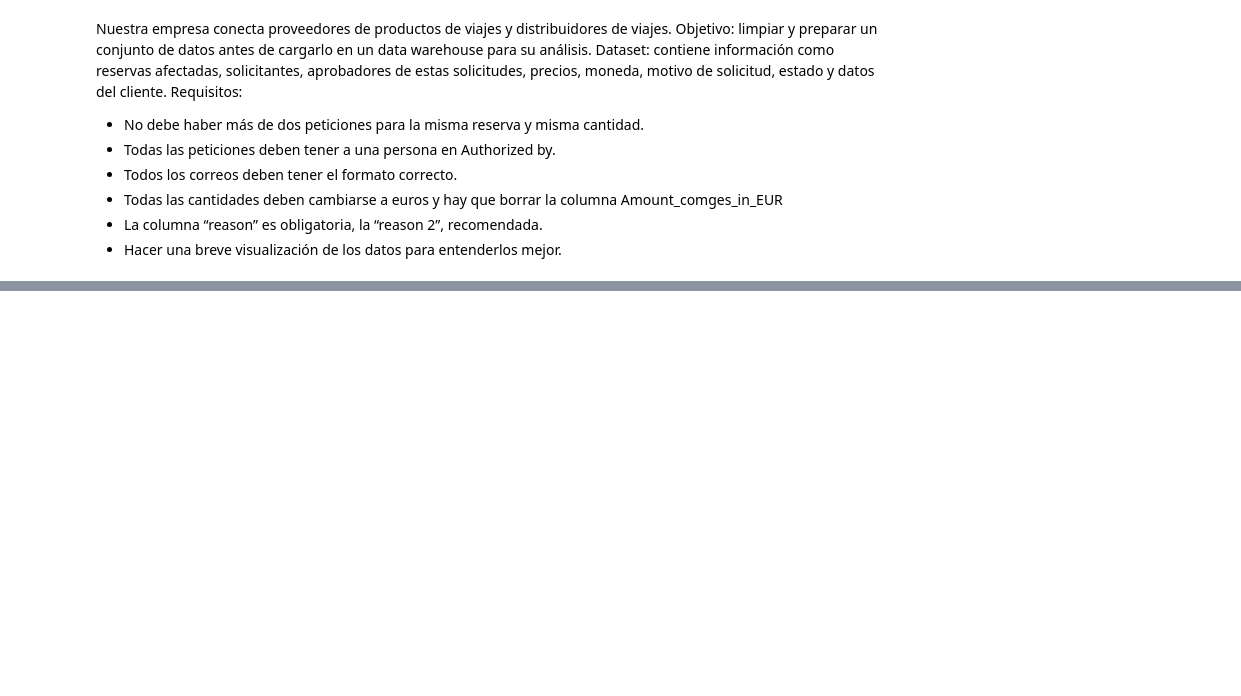
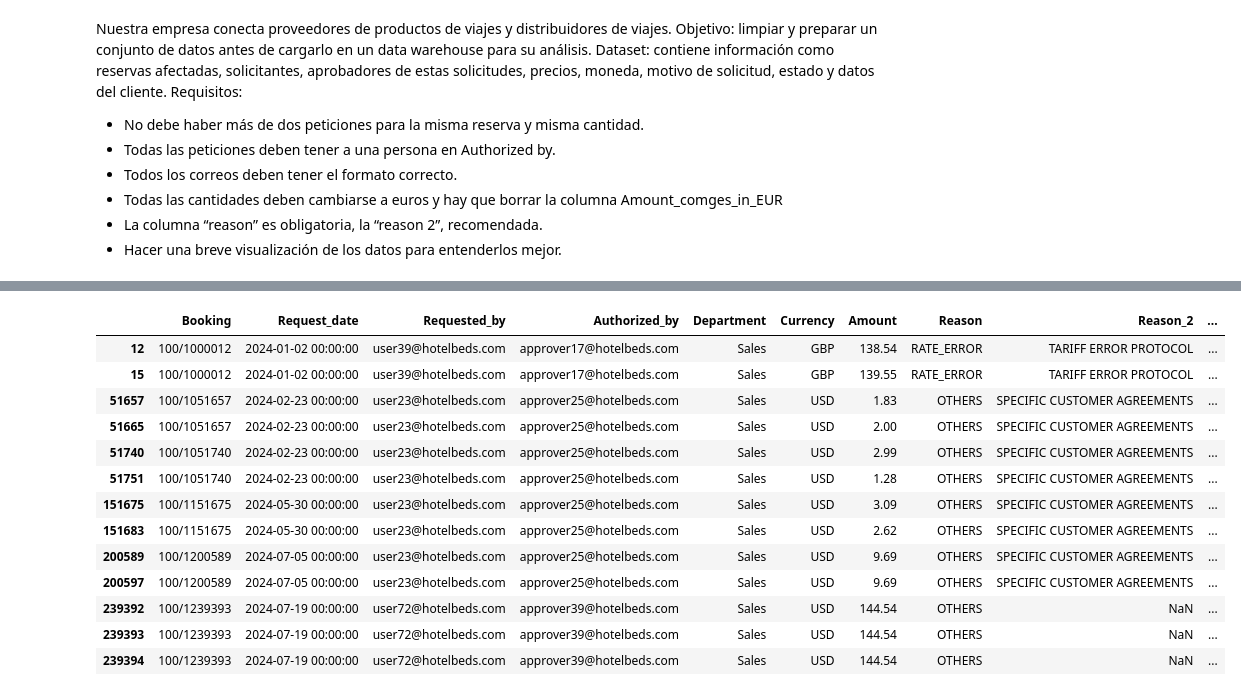
Before and after one commit to EstherDE135/Empresa-hotelera-prueba-t-cnica-, a Jupyter notebook: EDA.ipynb, the cells around one changed output, grey strips where cells are left out. Drawn from its saved outputs; the diff is of its cells as text; code cells hidden in the pictures; blank space fills up the shorter version.

```diff
--- a/EDA.ipynb
+++ b/EDA.ipynb
@@ -51,6 +51,6 @@ pd.set_option('display.max_columns', None) # para poder visualizar todas las col
 # %%
 # Carga del Data Frame
 
-df = pd.read_excel("requests.xlsx", index_col = 0)
+df = pd.read_excel("requests.xlsx")
 df.head(3)
 # %% [output]
@@ -188,0 +265,21 @@ Número total de filas duplicadas en el DataFrame:
+# %%
+# Filtrar filas cuyo 'Booking' está duplicado
+duplicated_bookings = df[df['Booking'].duplicated(keep=False)]
+
+# Mostrarlas (ordenadas por 'Booking' para comparar fácilmente)
+duplicated_bookings.sort_values('Booking')
+# %% [output]
+|  | Booking | Request_date | Requested_by | Authorized_by | Department | Currency | Amount | Reason | Reason_2 | ... |
+| 12 | 100/1000012 | 2024-01-02 00:00:00 | user39@hotelbeds.com | approver17@hotelbeds.com | Sales | GBP | 138.54 | RATE_ERROR | TARIFF ERROR PROTOCOL | ... |
+| 15 | 100/1000012 | 2024-01-02 00:00:00 | user39@hotelbeds.com | approver17@hotelbeds.com | Sales | GBP | 139.55 | RATE_ERROR | TARIFF ERROR PROTOCOL | ... |
+| 51657 | 100/1051657 | 2024-02-23 00:00:00 | user23@hotelbeds.com | approver25@hotelbeds.com | Sales | USD | 1.83 | OTHERS | SPECIFIC CUSTOMER AGREEMENTS | ... |
+| 51665 | 100/1051657 | 2024-02-23 00:00:00 | user23@hotelbeds.com | approver25@hotelbeds.com | Sales | USD | 2.00 | OTHERS | SPECIFIC CUSTOMER AGREEMENTS | ... |
+| 51740 | 100/1051740 | 2024-02-23 00:00:00 | user23@hotelbeds.com | approver25@hotelbeds.com | Sales | USD | 2.99 | OTHERS | SPECIFIC CUSTOMER AGREEMENTS | ... |
+| 51751 | 100/1051740 | 2024-02-23 00:00:00 | user23@hotelbeds.com | approver25@hotelbeds.com | Sales | USD | 1.28 | OTHERS | SPECIFIC CUSTOMER AGREEMENTS | ... |
+| 151675 | 100/1151675 | 2024-05-30 00:00:00 | user23@hotelbeds.com | approver25@hotelbeds.com | Sales | USD | 3.09 | OTHERS | SPECIFIC CUSTOMER AGREEMENTS | ... |
+| 151683 | 100/1151675 | 2024-05-30 00:00:00 | user23@hotelbeds.com | approver25@hotelbeds.com | Sales | USD | 2.62 | OTHERS | SPECIFIC CUSTOMER AGREEMENTS | ... |
+| 200589 | 100/1200589 | 2024-07-05 00:00:00 | user23@hotelbeds.com | approver25@hotelbeds.com | Sales | USD | 9.69 | OTHERS | SPECIFIC CUSTOMER AGREEMENTS | ... |
+| 200597 | 100/1200589 | 2024-07-05 00:00:00 | user23@hotelbeds.com | approver25@hotelbeds.com | Sales | USD | 9.69 | OTHERS | SPECIFIC CUSTOMER AGREEMENTS | ... |
+| 239392 | 100/1239393 | 2024-07-19 00:00:00 | user72@hotelbeds.com | approver39@hotelbeds.com | Sales | USD | 144.54 | OTHERS | NaN | ... |
+| 239393 | 100/1239393 | 2024-07-19 00:00:00 | user72@hotelbeds.com | approver39@hotelbeds.com | Sales | USD | 144.54 | OTHERS | NaN | ... |
+| 239394 | 100/1239393 | 2024-07-19 00:00:00 | user72@hotelbeds.com | approver39@hotelbeds.com | Sales | USD | 144.54 | OTHERS | NaN | ... |
```
Also changed, not shown: parts of 41 cells of this notebook, 1 other file.
